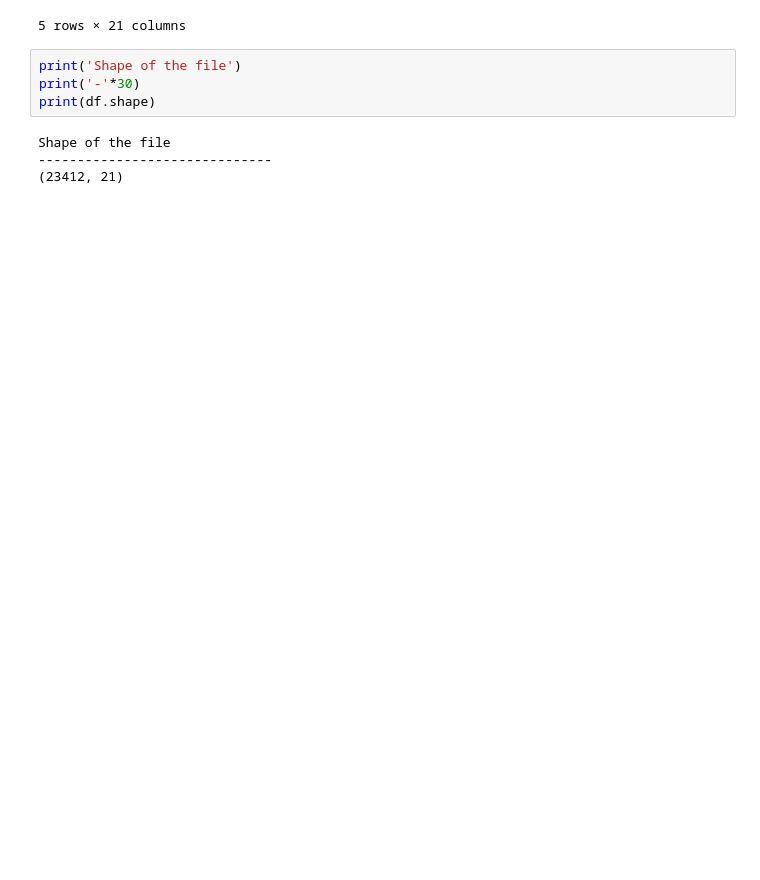
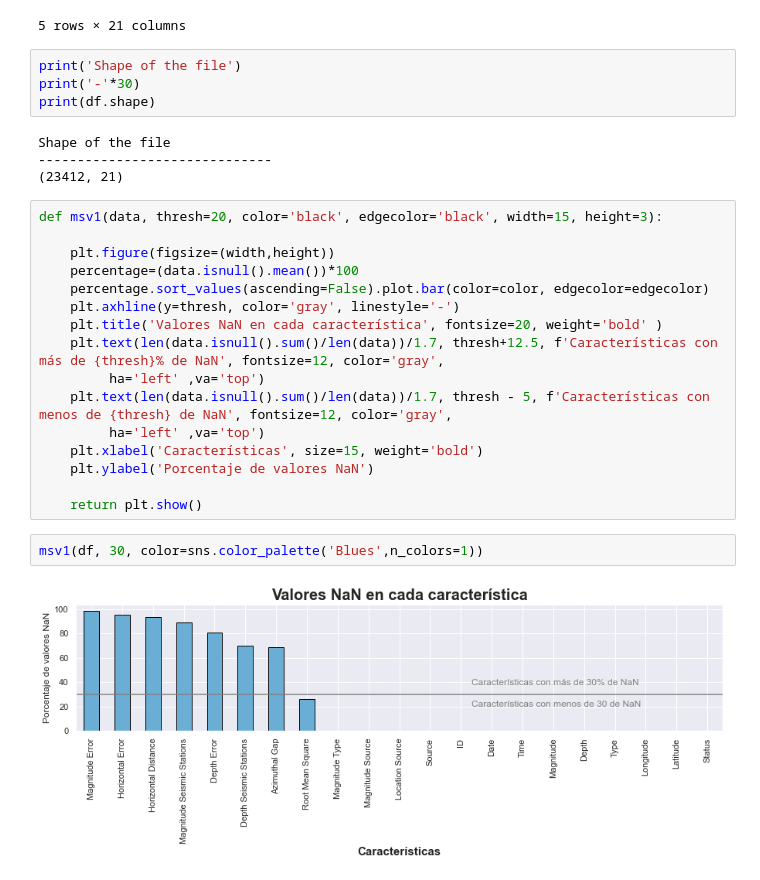
Before and after one commit to kabirivan/Earthquakes_Analysis, a Jupyter notebook: analysis.ipynb, the cells around one changed output. Saved outputs shown, nothing was run; the diff lists cells and outputs as text; blank space fills up the shorter version.

Commit message:
add nan values

```diff
--- a/analysis.ipynb
+++ b/analysis.ipynb
@@ -32,3 +32,23 @@ print(df.shape)
 Shape of the file
 ------------------------------
 (23412, 21)
+# %%
+def msv1(data, thresh=20, color='black', edgecolor='black', width=15, height=3):
+
+    plt.figure(figsize=(width,height))
+    percentage=(data.isnull().mean())*100
+    percentage.sort_values(ascending=False).plot.bar(color=color, edgecolor=edgecolor)
+    plt.axhline(y=thresh, color='gray', linestyle='-')
+    plt.title('Valores NaN en cada característica', fontsize=20, weight='bold' )
+    plt.text(len(data.isnull().sum()/len(data))/1.7, thresh+12.5, f'Características con más de {thresh}% de NaN', fontsize=12, color='gray',
+         ha='left' ,va='top')
+    plt.text(len(data.isnull().sum()/len(data))/1.7, thresh - 5, f'Características con menos de {thresh} de NaN', fontsize=12, color='gray',
+         ha='left' ,va='top')
+    plt.xlabel('Características', size=15, weight='bold')
+    plt.ylabel('Porcentaje de valores NaN')
+
+    return plt.show()
+# %%
+msv1(df, 30, color=sns.color_palette('Blues',n_colors=1))
+# %% [output]
+[figure, added]
```
